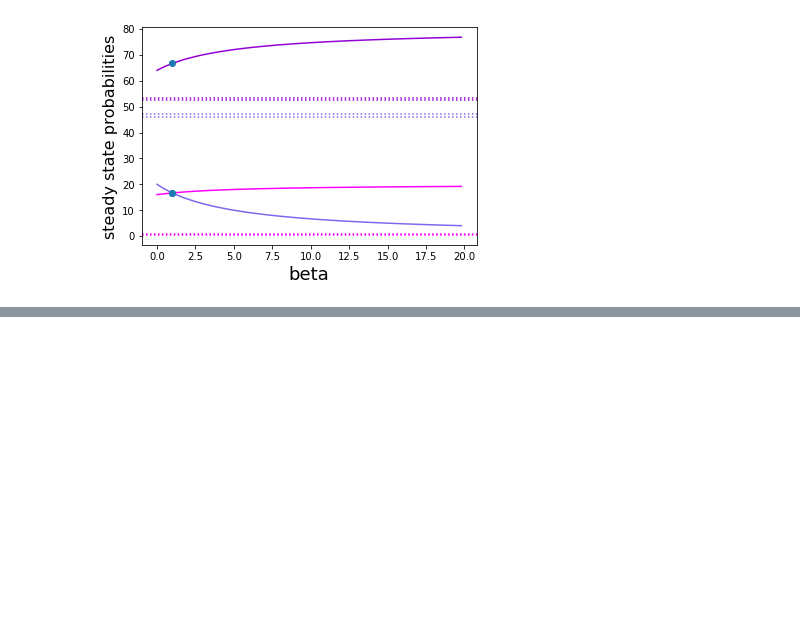
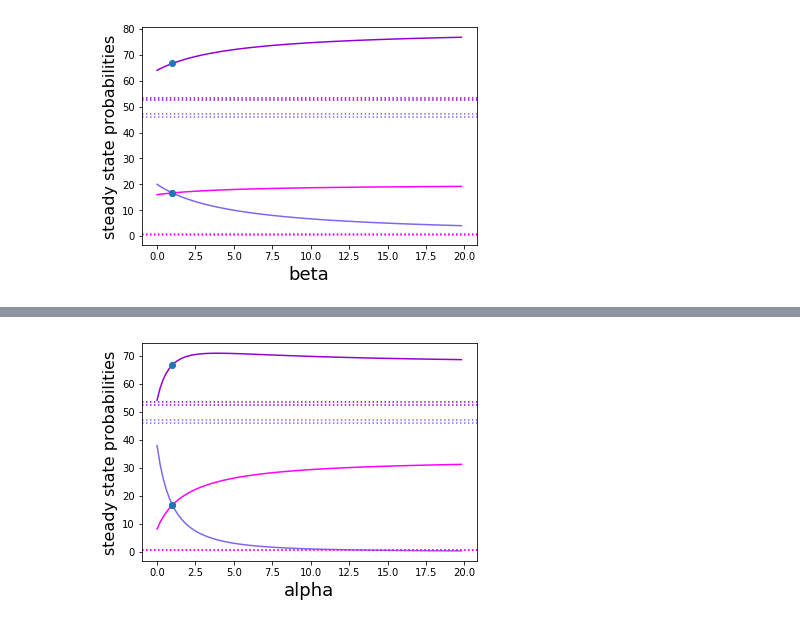
Before and after one commit to TchakamauRa/Soft-Matter, a Jupyter notebook: Matrix multiplication-0.52nd.ipynb, the cells around one changed output, grey strips where cells are left out. Saved outputs shown, nothing was run; the diff lists cells and outputs as text; code cells hidden in the pictures; blank space fills up the shorter version.

```diff
--- a/Matrix multiplication-0.52nd.ipynb
+++ b/Matrix multiplication-0.52nd.ipynb
@@ -325,0 +478,81 @@ plt.plot((1, 1,1),(100/6,100/6,400/6), 'o')
+# %%
+"tESTING HYPOTHESIS WITH break apart and both weights"
+alphas = np.linspace(0, 20, 100,endpoint =False)
+betas = np.linspace(0, 20, 100,endpoint =False)
+x1 = []
+x2 = []
+x3 = []
+for aln in range(len(alphas)):
+    a = []
+    b = []
+    c = []
+    i = alphas[aln]
+    if i ==1:
+        alpha1 = aln
+    for bln in range(len(betas)):
+    #print('\nalpha = %s' %i)
+        j = betas[bln]
+        if j == 1:
+            beta1 = bln
+
+        p = (j*2/(18*(1+i+j)*(3+i))+
+             4*2*(j+1)/(18*2*(3+i)*(1+i+j)*(2+i+j)))
+        g = (i*2/(18*(1+i+j)*(3+j))+
+             4*2*(i+1)/(18*2*(3+j)*(1+i+j)*(2+i+j)))
+        m = (2*j*(i+1)/(18*(3+i)*(1+j+i))+
+              8*(i+1)*(j+1)/(18*2*(3+j)*(i+j+1)*(i+j+2))+
+              8*(j+1)*(i+1)/(18*2*(3+i)*(i+j+1)*(i+j+2))+
+              i*2*(1+j)/(18*(3+j)*(1+i+j)))
+
+        T_expected_narrow = np.asarray([[p, g, m],
+                                        [p, g, m],
+         [p, g, m]])
+        T_expected_broad = T_expected_narrow
+        T_expected_broad_norm = np.vstack([T_expected_broad[i]/np.sum(T_expected_broad[i]) for i in range(len(T_expected_broad))])
+        #print(T_expected_broad_norm, '\n\n', np.around(T_expected_broad_norm, 2))
+        eigvals, eigvecs = np.linalg.eig(T_expected_broad_norm.T)
+        eig_one_index = [x for x in range(len(eigvals)) if math.isclose(eigvals[x], 1.0, abs_tol = .0001)][0]
+        eigvec_one = eigvecs[:, eig_one_index]
+        evec_one = eigvec_one*100 / np.sum(eigvec_one)
+        #print("Eigenvector for eigenvalue 1 of T_ob_norm:")
+        #print(evec_one)
+        #plt.plot((i, i, i), (evec_one), 'x')
+        a.append(evec_one[0])
+        b.append(evec_one[1])
+        c.append(evec_one[2])
+    x1.append(a)
+    x2.append(b)
+    x3.append(c)
+print(alpha1,beta1)
+fig,ax = plt.subplots()
+plt.plot(alphas, [x[beta1] for x in x1], c = cols[0], ls = '-')
+plt.plot(alphas, [x[beta1] for x in x2], c = cols[1], ls = '-')
+plt.plot(alphas, [x[beta1] for x in x3], c =  cols[2], ls = '-')
+
+plt.axhline(y=min(v1), c = cols[0], ls = ':')
+plt.axhline(y=min(v2), c =  cols[1], ls = ':')
+plt.axhline(y=min(v3), c = cols[2], ls = ':')
+plt.axhline(y=max(v1), c = cols[0], ls = ':')
+plt.axhline(y=max(v2), c =  cols[1], ls = ':')
+plt.axhline(y=max(v3), c = cols[2], ls = ':')
+plt.xlabel('alpha', fontsize=18)
+plt.ylabel('steady state probabilities', fontsize=16)
+#plt.plot((1, 1, 1),(23, 42, 35), 'x')
+plt.plot((1, 1,1),(100/6,100/6,400/6), 'o')
+
+fig,ax = plt.subplots()
+plt.plot(betas, x1[alpha1], c = cols[0], ls = '-')
+plt.plot(betas, x2[alpha1], c = cols[1], ls = '-')
+plt.plot(betas, x3[alpha1], c =  cols[2], ls = '-')
+
+plt.axhline(y=min(v1), c = cols[0], ls = ':')
+plt.axhline(y=min(v2), c =  cols[1], ls = ':')
+plt.axhline(y=min(v3), c = cols[2], ls = ':')
+plt.axhline(y=max(v1), c = cols[0], ls = ':')
+plt.axhline(y=max(v2), c =  cols[1], ls = ':')
+plt.axhline(y=max(v3), c = cols[2], ls = ':')
+plt.xlabel('beta', fontsize=18)
+plt.ylabel('steady state probabilities', fontsize=16)
+#plt.plot((1, 1, 1),(23, 42, 35), 'x')
+plt.plot((1, 1,1),(100/6,100/6,400/6), 'o')
+# %% [output]
@@ -325,0 +561 @@ plt.plot((1, 1,1),(100/6,100/6,400/6), 'o')
+[figure, added]
```
Also changed, not shown: parts of 4 cells of this notebook, 7 other files.
